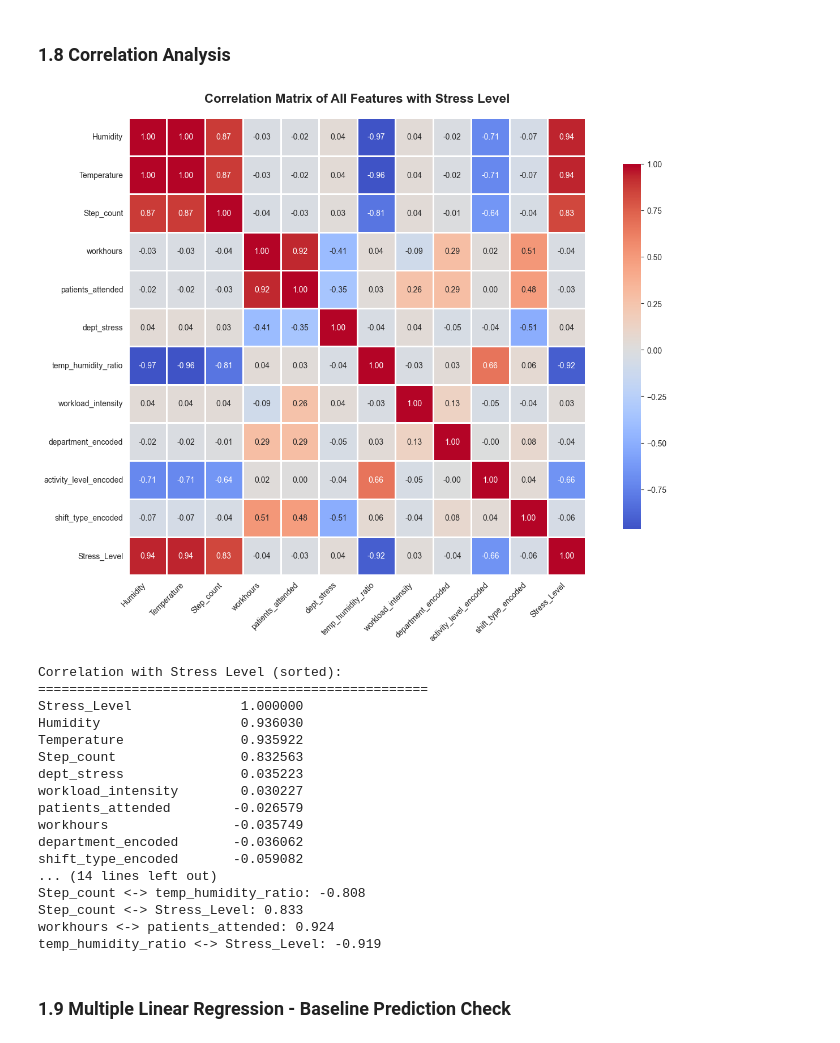
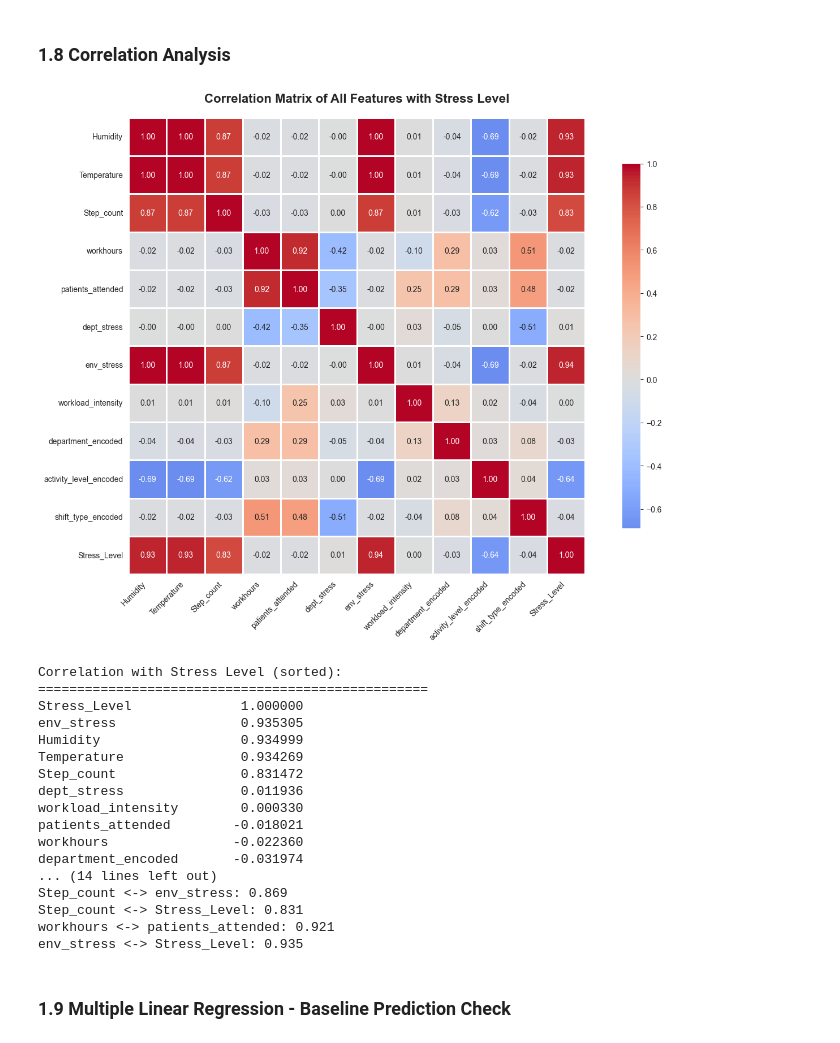
Before and after one commit to NandeeshNB/Explainable-Generative-AI-for-Stress-and-Burnout-Risk-Prediction-in-Healthcare-Workers, a Jupyter notebook: phase1_2_stress_prediction.ipynb, the cells around one changed output. Cells and saved outputs as stored; diff of their text form; code cells hidden in the pictures.

```diff
--- a/phase1_2_stress_prediction.ipynb
+++ b/phase1_2_stress_prediction.ipynb
@@ -352,21 +351,25 @@ dtype: int64
 # %%
 # Create new features based on domain knowledge
 
-# 1. Temperature-Humidity Interaction (environmental stress indicator)
-combined_data['temp_humidity_ratio'] = combined_data['Temperature'] / (combined_data['Humidity'] + 1)
-
-# 2. Workload intensity (patients per hour)
+# 1. Workload intensity (patients per hour)
 combined_data['workload_intensity'] = combined_data['patients_attended'] / (combined_data['workhours'] + 1)
 
-# 3. Physical activity indicator (categorized)
+# 2. Physical activity indicator (categorized)
 combined_data['activity_level'] = pd.cut(combined_data['Step_count'],
                                           bins=[0, 50, 100, 200],
                                           labels=['Low', 'Medium', 'High'])
 
-# 4. Work hours category (shift type)
+# 3. Work hours category (shift type)
 combined_data['shift_type'] = pd.cut(combined_data['workhours'],
                                       bins=[0, 8, 12, 24],
                                       labels=['Regular', 'Extended', 'Double'])
+
+# 4. Environmental stress score (normalized combination of temp and humidity)
+# This replaces temp_humidity_ratio with a less direct correlation
+combined_data['env_stress'] = (
+    (combined_data['Temperature'] - combined_data['Temperature'].mean()) / combined_data['Temperature'].std() +
+    (combined_data['Humidity'] - combined_data['Humidity'].mean()) / combined_data['Humidity'].std()
+) / 2
 
 # 5. Encode categorical variables for modeling
 le_dept = LabelEncoder()
@@ -387,15 +390,15 @@ combined_data['stress_category'] = combined_data['Stress_Level'].map({
 
 print("Feature Engineering Completed!")
 print(f"\nNew features created:")
-print("- temp_humidity_ratio (environmental stress)")
 print("- workload_intensity (patients per hour)")
 print("- activity_level (Low/Medium/High)")
 print("- shift_type (Regular/Extended/Double)")
+print("- env_stress (normalized environmental score - replaces temp_humidity_ratio)")
 print("- Encoded versions of categorical variables")
 
 print(f"\nUpdated dataset shape: {combined_data.shape}")
 print(f"\nSample of engineered features:")
-print(combined_data[['Temperature', 'Humidity', 'temp_humidity_ratio',
+print(combined_data[['Temperature', 'Humidity', 'env_stress',
                      'patients_attended', 'workhours', 'workload_intensity',
                      'activity_level', 'shift_type', 'Stress_Level']].head(10))
 # %% [output]
@@ -421,7 +424,7 @@ Sample of engineered features:
 # %%
 # Select numerical features for correlation analysis
 numerical_features = ['Humidity', 'Temperature', 'Step_count', 'workhours',
-                      'patients_attended', 'dept_stress', 'temp_humidity_ratio',
+                      'patients_attended', 'dept_stress', 'env_stress',  # CHANGED: was temp_humidity_ratio
                       'workload_intensity', 'department_encoded',
                       'activity_level_encoded', 'shift_type_encoded', 'Stress_Level']
 
@@ -431,57 +434,57 @@ correlation_matrix = combined_data[numerical_features].corr()
 # Visualize correlation heatmap
 plt.figure(figsize=(14, 10))
 sns.heatmap(correlation_matrix, annot=True, fmt='.2f', cmap='coolwarm',
-            center=0, square=True, linewidths=1, cbar_kws={"shrink": 0.8})
+            center=0, square=True, linewidths=1, cbar_kws={"shrink": 0.8})  # FIXED: single braces
 plt.title('Correlation Matrix of All Features with Stress Level',
           fontsize=16, fontweight='bold', pad=20)
 plt.xticks(rotation=45, ha='right')
 plt.yticks(rotation=0)
 plt.tight_layout()
 plt.show()
 
 # Identify correlations with Stress Level
 stress_correlations = correlation_matrix['Stress_Level'].sort_values(ascending=False)
 print("\nCorrelation with Stress Level (sorted):")
 print("="*50)
 print(stress_correlations)
 
 # Identify highly correlated feature pairs (multicollinearity check)
 print("\n\nHighly Correlated Feature Pairs (|r| > 0.8):")
 print("="*50)
 high_corr_pairs = []
 for i in range(len(correlation_matrix.columns)):
     for j in range(i+1, len(correlation_matrix.columns)):
         if abs(correlation_matrix.iloc[i, j]) > 0.8:
             high_corr_pairs.append((
                 correlation_matrix.columns[i],
                 correlation_matrix.columns[j],
                 correlation_matrix.iloc[i, j]
             ))
 
 if high_corr_pairs:
     for pair in high_corr_pairs:
         print(f"{pair[0]} <-> {pair[1]}: {pair[2]:.3f}")
 else:
     print("No highly correlated pairs found (threshold: |r| > 0.8)")
 # %% [output]
-[figure, old version]
+[figure, new version]
 Correlation with Stress Level (sorted):
 ==================================================
 Stress_Level              1.000000
-Humidity                  0.936030
-Temperature               0.935922
-Step_count                0.832563
-dept_stress               0.035223
-workload_intensity        0.030227
-patients_attended        -0.026579
-workhours                -0.035749
-department_encoded       -0.036062
-shift_type_encoded       -0.059082
+env_stress                0.935305
+Humidity                  0.934999
+Temperature               0.934269
+Step_count                0.831472
+dept_stress               0.011936
+workload_intensity        0.000330
+patients_attended        -0.018021
+workhours                -0.022360
+department_encoded       -0.031974
 ... (14 lines left out)
-Step_count <-> temp_humidity_ratio: -0.808
-Step_count <-> Stress_Level: 0.833
-workhours <-> patients_attended: 0.924
-temp_humidity_ratio <-> Stress_Level: -0.919
+Step_count <-> env_stress: 0.869
+Step_count <-> Stress_Level: 0.831
+workhours <-> patients_attended: 0.921
+env_stress <-> Stress_Level: 0.935
 # %% [markdown]
 ### 1.9 Multiple Linear Regression - Baseline Prediction Check
 # %%
```
Also changed, not shown: parts of 12 cells of this notebook.
